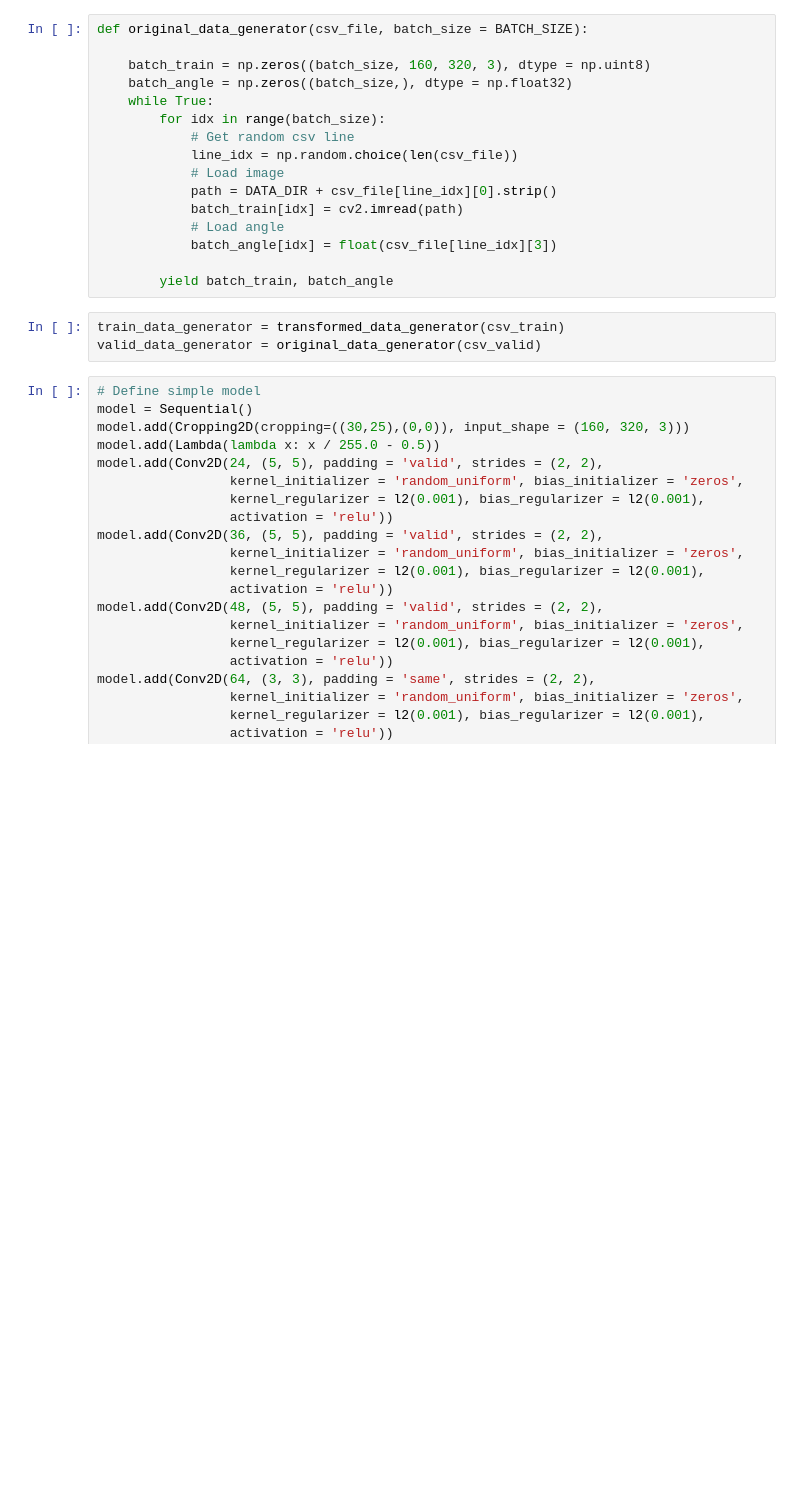
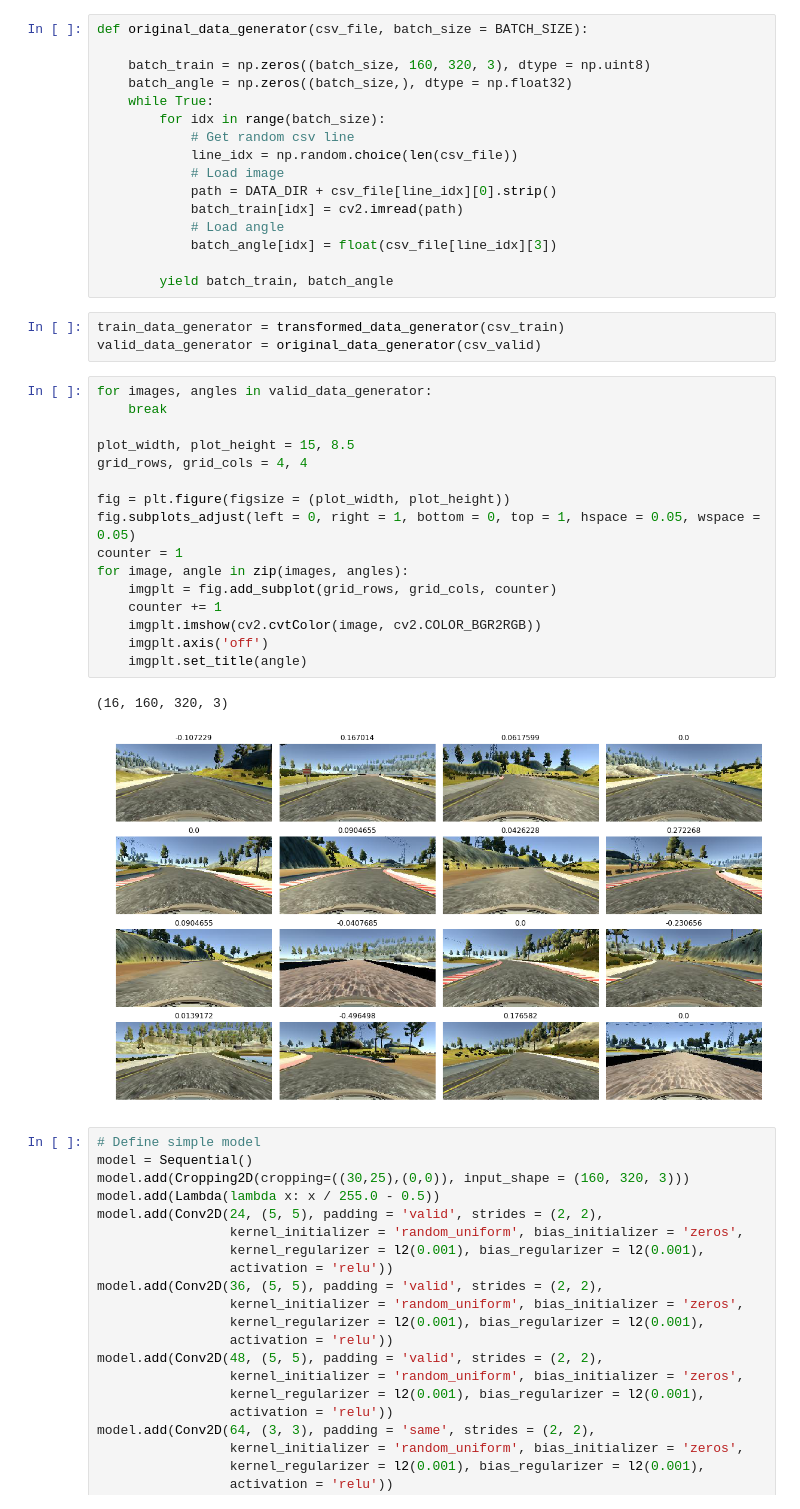
Before and after one commit to raulsolera/CarND-Behavioral-Cloning-P3, a Jupyter notebook: simple_trainer.ipynb, the cells around one changed output. Cells and saved outputs as stored; diff of their text form; blank space fills up the shorter version.

```diff
--- a/simple_trainer.ipynb
+++ b/simple_trainer.ipynb
@@ -125,6 +166,25 @@ def original_data_generator(csv_file, batch_size = BATCH_SIZE):
 # %%
 train_data_generator = transformed_data_generator(csv_train)
 valid_data_generator = original_data_generator(csv_valid)
+# %%
+for images, angles in valid_data_generator:
+    break
+
+plot_width, plot_height = 15, 8.5
+grid_rows, grid_cols = 4, 4
+
+fig = plt.figure(figsize = (plot_width, plot_height))
+fig.subplots_adjust(left = 0, right = 1, bottom = 0, top = 1, hspace = 0.05, wspace = 0.05)
+counter = 1
+for image, angle in zip(images, angles):
+    imgplt = fig.add_subplot(grid_rows, grid_cols, counter)
+    counter += 1
+    imgplt.imshow(cv2.cvtColor(image, cv2.COLOR_BGR2RGB))
+    imgplt.axis('off')
+    imgplt.set_title(angle)
+# %% [output]
+(16, 160, 320, 3)
+[figure, added]
 # %%
 # Define simple model
 model = Sequential()
```
Also changed, not shown: parts of 5 cells of this notebook.
